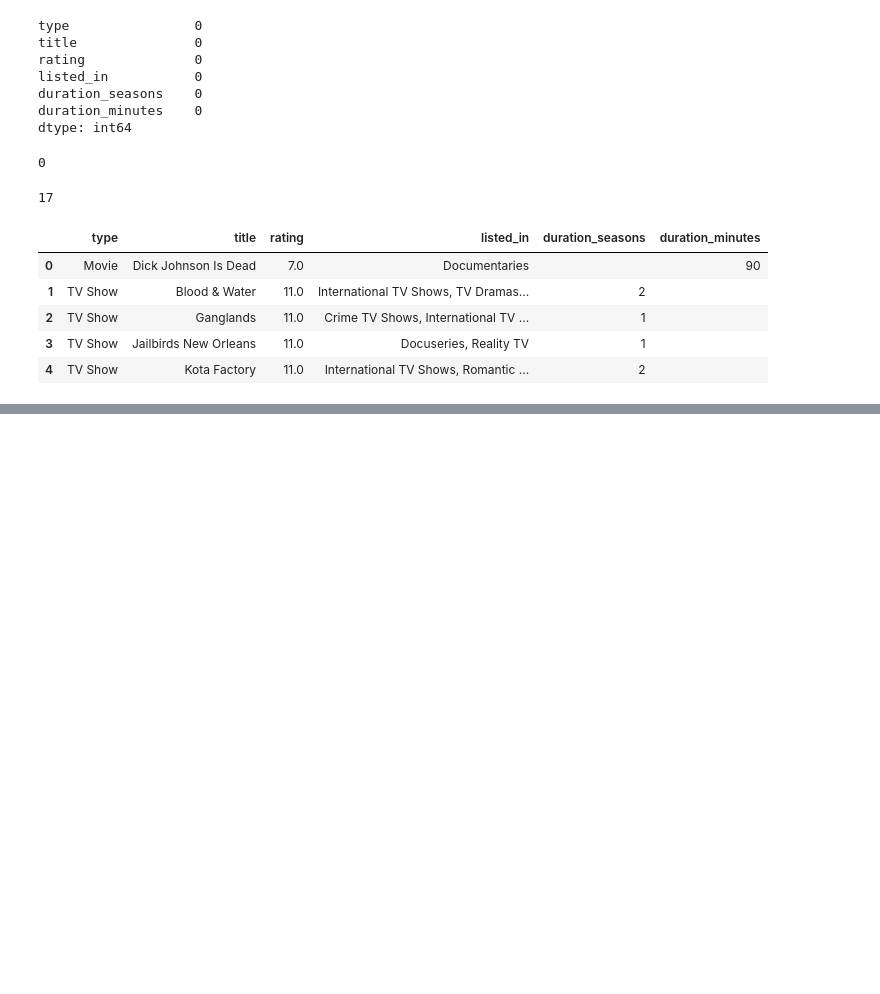
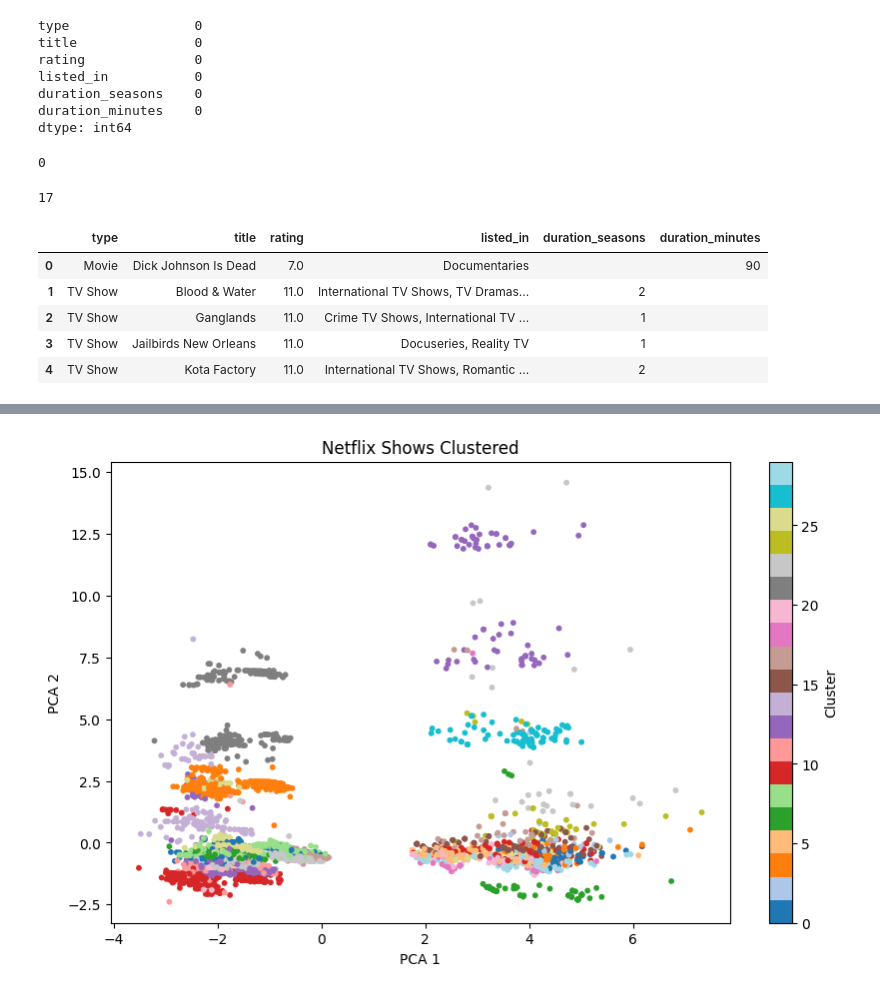
Before and after one commit to VeNtADoOoR/Netflix-Shows-Clustering, a Jupyter notebook: Netflix-Shows-Clustering.ipynb, the cells around one changed output, grey strips where cells are left out. Saved outputs shown, nothing was run; the diff lists cells and outputs as text; code cells hidden in the pictures; blank space fills up the shorter version.

```diff
--- a/Netflix-Shows-Clustering.ipynb
+++ b/Netflix-Shows-Clustering.ipynb
@@ -161,0 +202,5 @@ ne
+# %%
+#As you can see in the visualization above, the elbow point is almost at k=30, so I'll be using it
+kmeans = KMeans(n_clusters = 30, random_state = 42)
+clusters = kmeans.fit_predict(X_ss)
+netflix['cluster'] = clusters
@@ -161,0 +237,13 @@ ne
+# %%
+#Now let's visualize the results (used PCA to keep a 2d plot)
+pca = PCA(n_components = 2)
+X_pca = pca.fit_transform(X_ss)
+plt.figure(figsize=(10,6))
+plt.scatter(X_pca[:,0], X_pca[:,1], c=clusters, cmap='tab20', s=10)
+plt.title("Netflix Shows Clustered")
+plt.xlabel("PCA 1")
+plt.ylabel("PCA 2")
+plt.colorbar(label="Cluster")
+plt.show()
+# %% [output]
+[figure, added]
```
Also changed, not shown: parts of 10 cells of this notebook.
